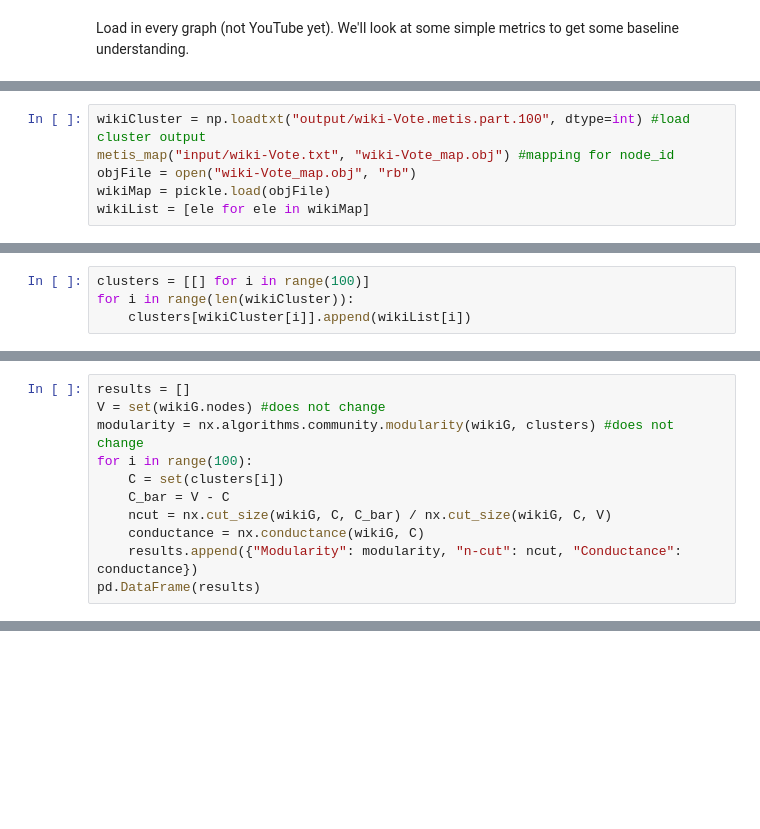
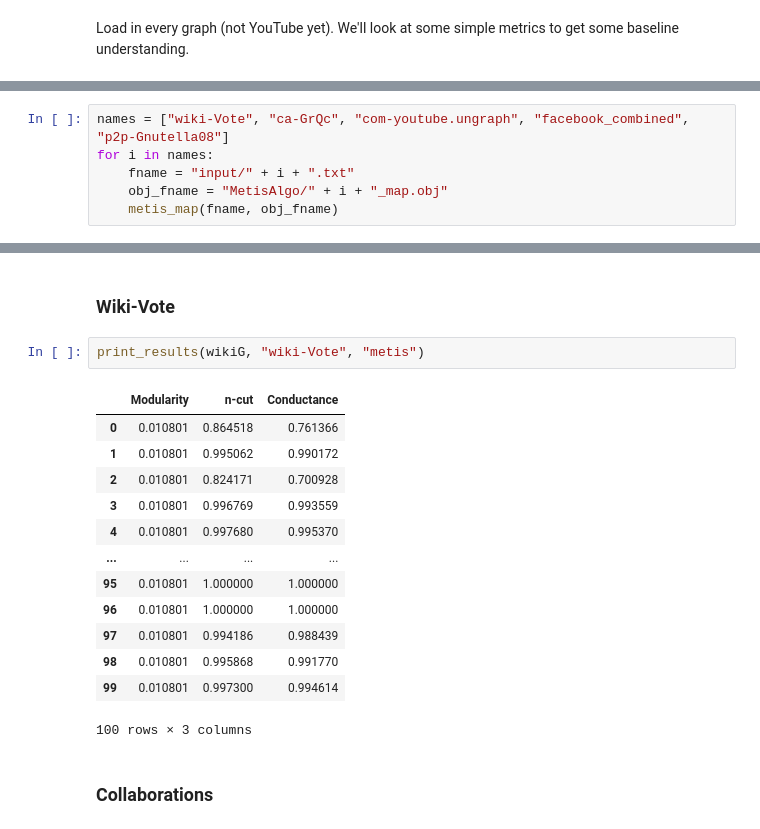
Before and after one commit to RSunderhaft/NetworkScience, a Jupyter notebook: networkScienceLab2.ipynb, the cells around one changed output, grey strips where cells are left out. Drawn from its saved outputs; the diff is of its cells as text; blank space fills up the shorter version.

```diff
--- a/networkScienceLab2.ipynb
+++ b/networkScienceLab2.ipynb
@@ -48,6 +46,0 @@ These few lines will import our clustering and also get our mapping from the MET
-# %%
-wikiCluster = np.loadtxt("output/wiki-Vote.metis.part.100", dtype=int) #load cluster output
-metis_map("input/wiki-Vote.txt", "wiki-Vote_map.obj") #mapping for node_id
-objFile = open("wiki-Vote_map.obj", "rb")
-wikiMap = pickle.load(objFile)
-wikiList = [ele for ele in wikiMap]
@@ -59,4 +46,0 @@ Reorganizing the clustering to be suitable for networkx functions
-# %%
-clusters = [[] for i in range(100)]
-for i in range(len(wikiCluster)):
-    clusters[wikiCluster[i]].append(wikiList[i])
@@ -65,11 +46,0 @@ Loop through each of our clusters to pull metrics
-# %%
-results = []
-V = set(wikiG.nodes) #does not change
-modularity = nx.algorithms.community.modularity(wikiG, clusters) #does not change
-for i in range(100):
-    C = set(clusters[i])
-    C_bar = V - C
-    ncut = nx.cut_size(wikiG, C, C_bar) / nx.cut_size(wikiG, C, V)
-    conductance = nx.conductance(wikiG, C)
-    results.append({"Modularity": modularity, "n-cut": ncut, "Conductance": conductance})
-pd.DataFrame(results)
@@ -89,0 +49,6 @@ pd.DataFrame(results)
+# %%
+names = ["wiki-Vote", "ca-GrQc", "com-youtube.ungraph", "facebook_combined", "p2p-Gnutella08"]
+for i in names:
+    fname = "input/" + i + ".txt"
+    obj_fname = "MetisAlgo/" + i + "_map.obj"
+    metis_map(fname, obj_fname)
@@ -89,0 +112,20 @@ pd.DataFrame(results)
+# %% [markdown]
+### Wiki-Vote
+# %%
+print_results(wikiG, "wiki-Vote", "metis")
+# %% [output]
+|  | Modularity | n-cut | Conductance |
+| 0 | 0.010801 | 0.864518 | 0.761366 |
+| 1 | 0.010801 | 0.995062 | 0.990172 |
+| 2 | 0.010801 | 0.824171 | 0.700928 |
+| 3 | 0.010801 | 0.996769 | 0.993559 |
+| 4 | 0.010801 | 0.997680 | 0.995370 |
+| ... | ... | ... | ... |
+| 95 | 0.010801 | 1.000000 | 1.000000 |
+| 96 | 0.010801 | 1.000000 | 1.000000 |
+| 97 | 0.010801 | 0.994186 | 0.988439 |
+| 98 | 0.010801 | 0.995868 | 0.991770 |
+| 99 | 0.010801 | 0.997300 | 0.994614 |
+100 rows × 3 columns
+# %% [markdown]
+### Collaborations
```
Also changed, not shown: parts of 18 cells of this notebook, 6 other files.
